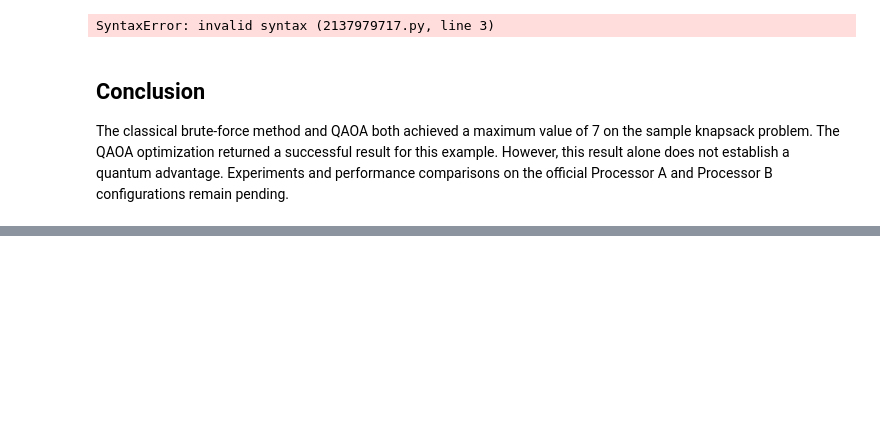
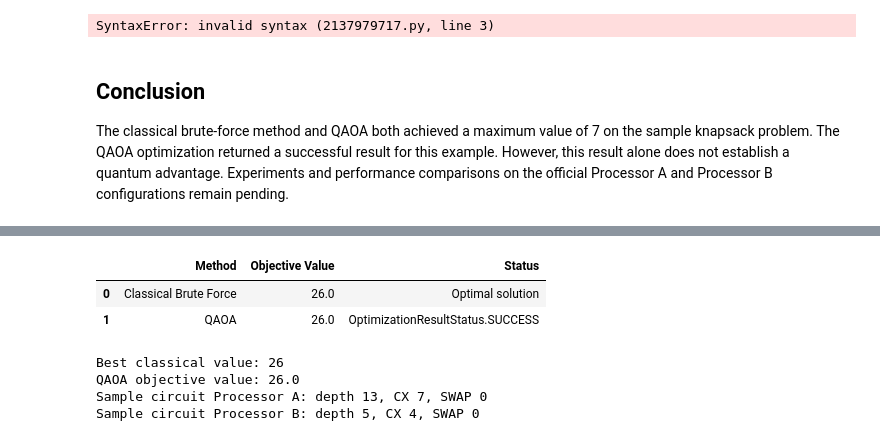
Before and after one commit to spurthireddy1231-max/Qiskit_Knapsack_Hackthon, a Jupyter notebook: Qiskit_Knapsack_QAQA.ipynb, the cells around one changed output, grey strips where cells are left out. Drawn from its saved outputs; the diff is of its cells as text; code cells hidden in the pictures; blank space fills up the shorter version.

Commit message:
Updated official knapsack QAOA results and benchmark comparison

```diff
--- a/Qiskit_Knapsack_QAQA.ipynb
+++ b/Qiskit_Knapsack_QAQA.ipynb
@@ -1197,0 +1305,21 @@ The classical brute-force method and QAOA both achieved a maximum value of 7 on
+# %%
+
+from qiskit_optimization.algorithms import MinimumEigenOptimizer
+from qiskit_algorithms import QAOA
+from qiskit_algorithms.optimizers import COBYLA
+from qiskit.primitives import StatevectorSampler
+
+sampler = StatevectorSampler()
+qaoa = QAOA(
+    sampler=sampler,
+    optimizer=COBYLA(maxiter=100),
+    reps=1
+)
+
+solver = MinimumEigenOptimizer(qaoa)
+result = solver.solve(qp)
+
+print("QAOA result:")
+print(result.prettyprint())
+print("Classical optimal value:", best_value)
+print("QAOA objective value:", result.fval)
@@ -1197,0 +1380,25 @@ The classical brute-force method and QAOA both achieved a maximum value of 7 on
+# %%
+
+import pandas as pd
+from IPython.display import display
+
+results = pd.DataFrame({
+    "Method": ["Classical Brute Force", "QAOA"],
+    "Objective Value": [best_value, result.fval],
+    "Status": ["Optimal solution", str(result.status)]
+})
+
+display(results)
+
+print("Best classical value:", best_value)
+print("QAOA objective value:", result.fval)
+print("Sample circuit Processor A: depth 13, CX 7, SWAP 0")
+print("Sample circuit Processor B: depth 5, CX 4, SWAP 0")
+# %% [output]
+|  | Method | Objective Value | Status |
+| 0 | Classical Brute Force | 26.0 | Optimal solution |
+| 1 | QAOA | 26.0 | OptimizationResultStatus.SUCCESS |
+Best classical value: 26
+QAOA objective value: 26.0
+Sample circuit Processor A: depth 13, CX 7, SWAP 0
+Sample circuit Processor B: depth 5, CX 4, SWAP 0
```
Also changed, not shown: parts of 7 cells of this notebook.
